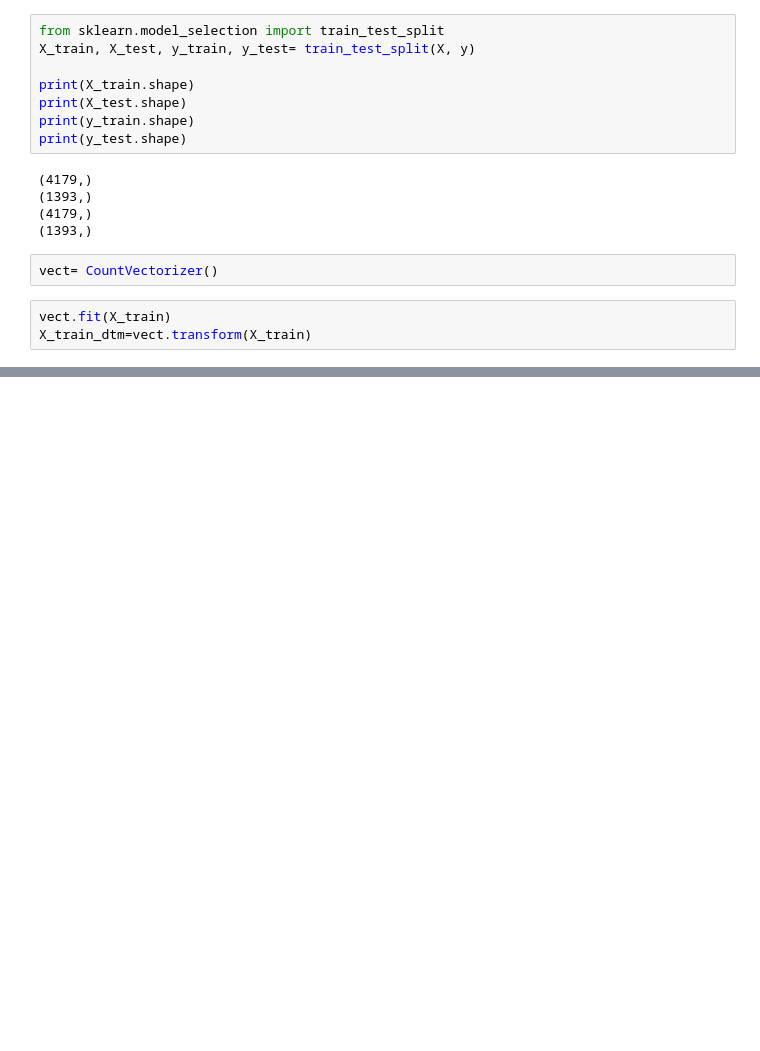
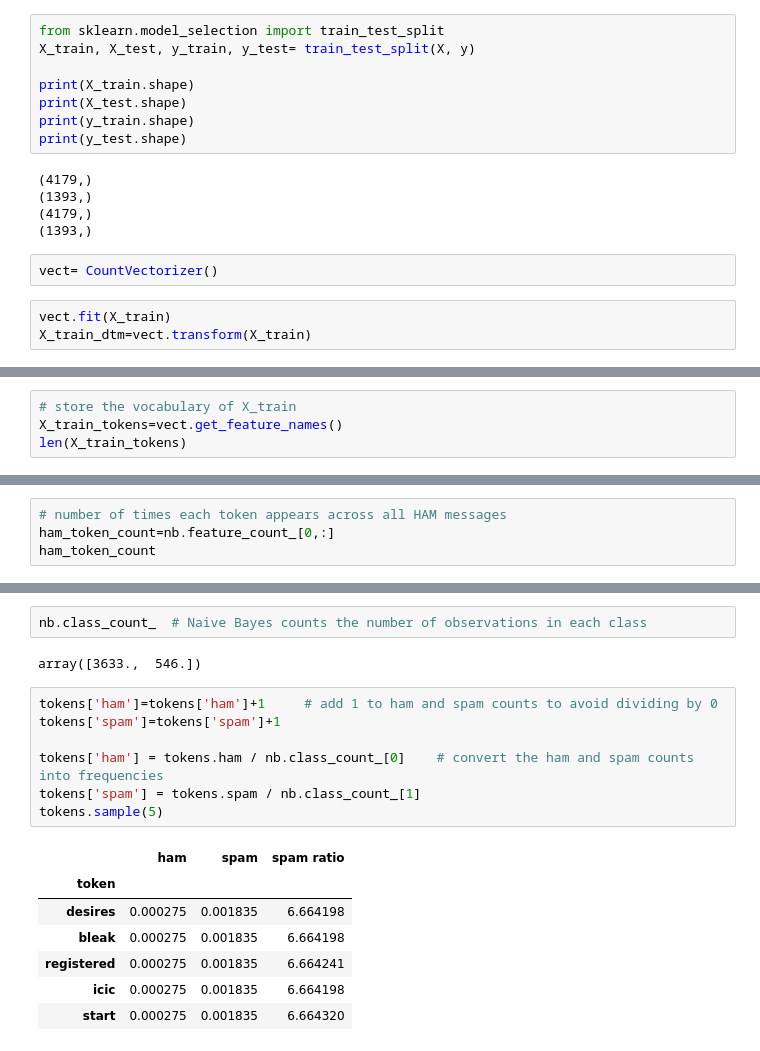
Before and after one commit to ayushmittal02/machine_learning, a Jupyter notebook: text_analysis_in_scikit_learn.ipynb, the cells around one changed output, grey strips where cells are left out. Drawn from its saved outputs; the diff is of its cells as text; blank space fills up the shorter version.

```diff
--- a/text_analysis_in_scikit_learn.ipynb
+++ b/text_analysis_in_scikit_learn.ipynb
@@ -126,0 +169,4 @@ X_test_dtm
+# %%
+# store the vocabulary of X_train
+X_train_tokens=vect.get_feature_names()
+len(X_train_tokens)
@@ -126,0 +191,4 @@ X_test_dtm
+# %%
+# number of times each token appears across all HAM messages
+ham_token_count=nb.feature_count_[0,:]
+ham_token_count
@@ -126,0 +223,19 @@ X_test_dtm
+# %%
+nb.class_count_  # Naive Bayes counts the number of observations in each class
+# %% [output]
+array([3633.,  546.])
+# %%
+tokens['ham']=tokens['ham']+1     # add 1 to ham and spam counts to avoid dividing by 0
+tokens['spam']=tokens['spam']+1
+
+tokens['ham'] = tokens.ham / nb.class_count_[0]    # convert the ham and spam counts into frequencies
+tokens['spam'] = tokens.spam / nb.class_count_[1]
+tokens.sample(5)
+# %% [output]
+|  | ham | spam | spam ratio |
+| token |  |  |  |
+| desires | 0.000275 | 0.001835 | 6.664198 |
+| bleak | 0.000275 | 0.001835 | 6.664198 |
+| registered | 0.000275 | 0.001835 | 6.664241 |
+| icic | 0.000275 | 0.001835 | 6.664198 |
+| start | 0.000275 | 0.001835 | 6.664320 |
```
Also changed, not shown: parts of 25 cells of this notebook.
